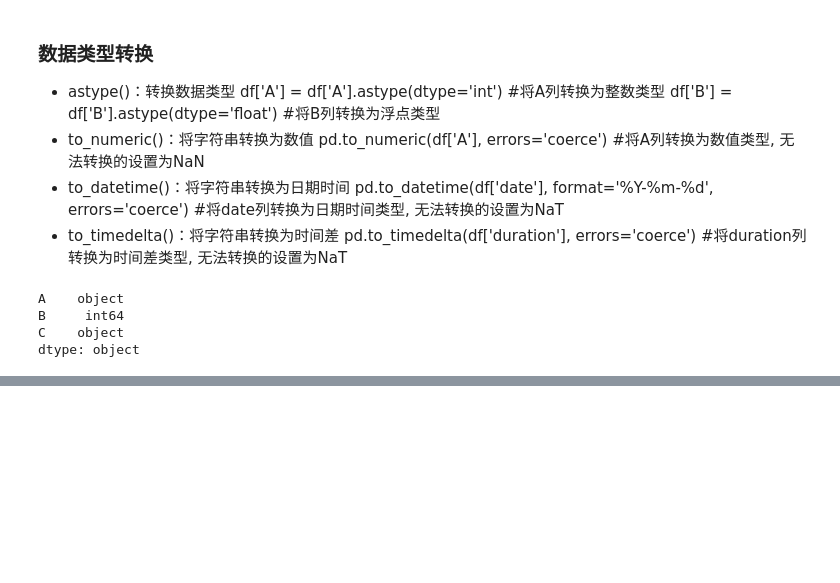
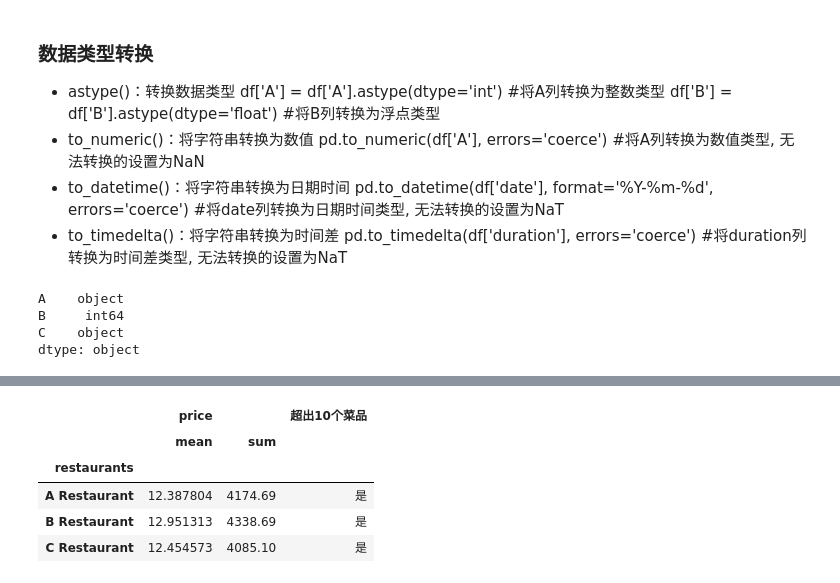
Before and after one commit to SongYangcheng/coding, a Jupyter notebook: pandas.ipynb, the cells around one changed output, grey strips where cells are left out. Cells and saved outputs as stored; diff of their text form; code cells hidden in the pictures; blank space fills up the shorter version.

```diff
--- a/数据清洗.ipynb
+++ b/pandas.ipynb
@@ -214,0 +336,6 @@ dtype: object
+# %%
+agg =  {"price":["sum", "mean"]}
+df_agg = pd.pivot_table(df, values=["price", "Dates"], index="restaurants", aggfunc=agg)
+print(df_agg)
+df_agg = pd.pivot_table(df, values=["price"], index="restaurants", aggfunc=agg)
+print(df_agg) #aggfunc指挥输出其中对应的操作
@@ -214,0 +359,14 @@ dtype: object
+# %%
+#添加新列
+df_agg['超出10个菜品'] = df_agg.apply(
+    lambda x:"是" if(x>10).any() else '否', #any()检查索引Series中是否至少有一个True,如果存在任何一个大于10，返回True否则返回Fale
+    axis=1  #在列添加
+)
+df_agg
+# %% [output]
+|  | price |  | 超出10个菜品 |
+|  | mean | sum |  |
+| restaurants |  |  |  |
+| A Restaurant | 12.387804 | 4174.69 | 是 |
+| B Restaurant | 12.951313 | 4338.69 | 是 |
+| C Restaurant | 12.454573 | 4085.10 | 是 |
```
Also changed, not shown: parts of 17 cells of this notebook, 3 other files.
